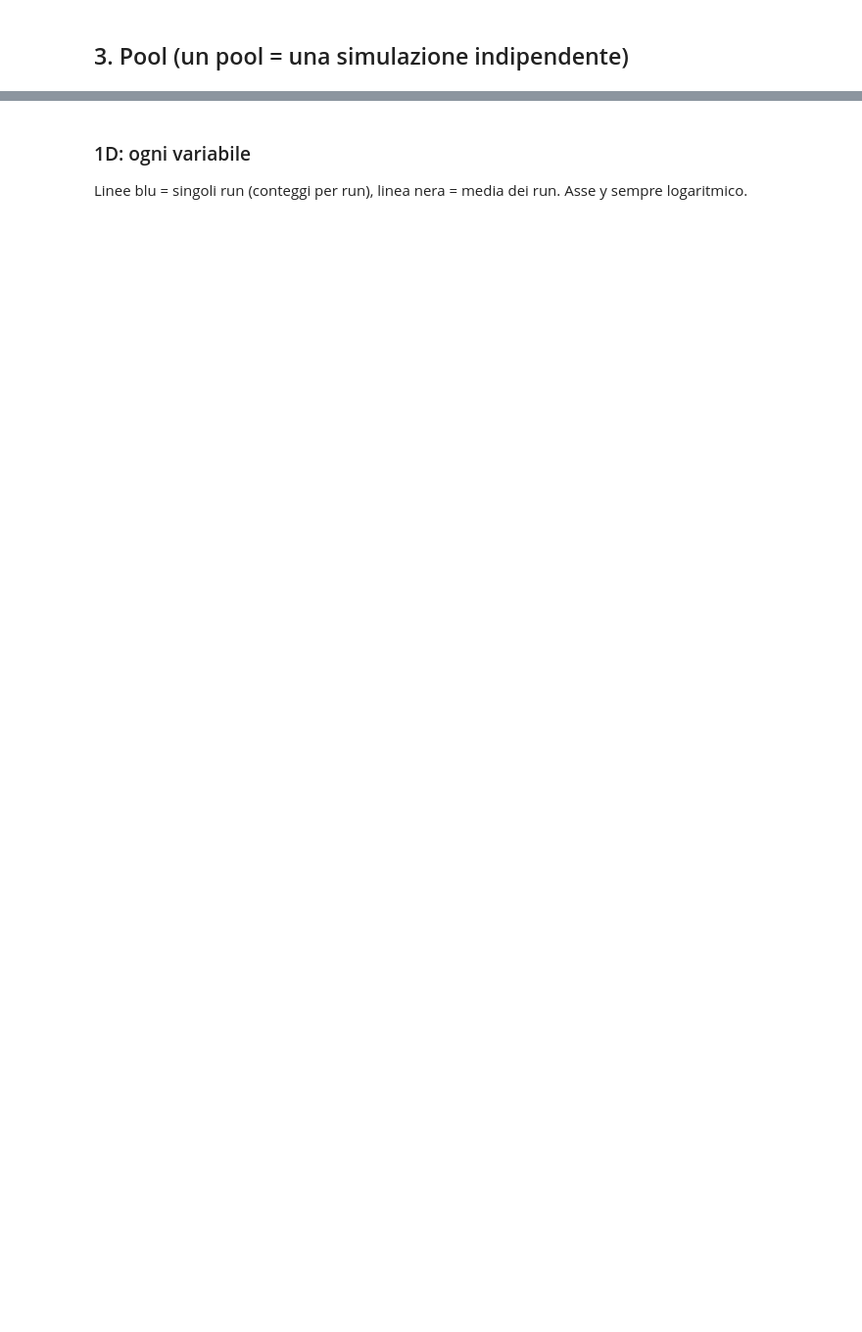
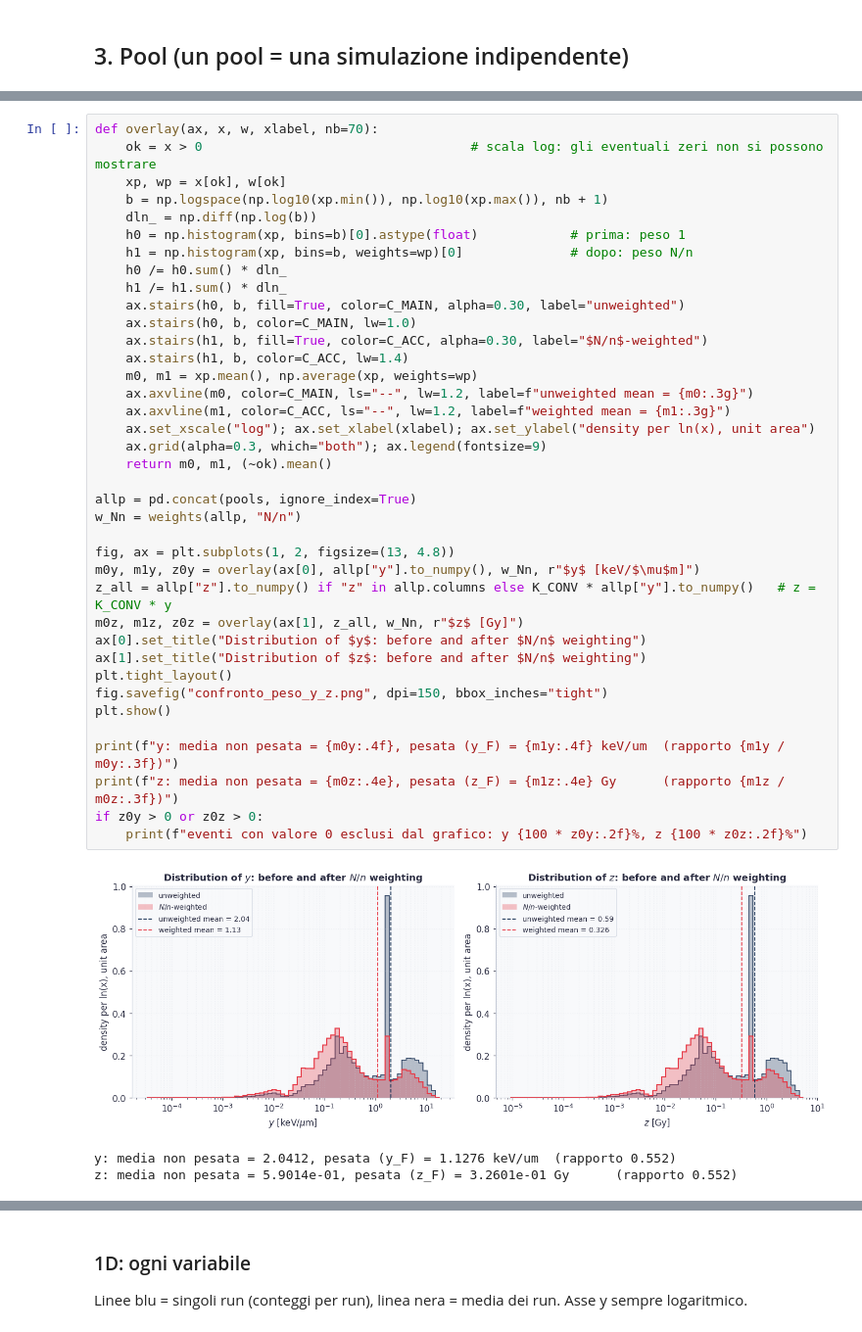
Before and after one commit to michelepascazio28-dot/Rame, a Jupyter notebook: Analisi_Cu64_beta.ipynb, the cells around one changed output, grey strips where cells are left out. Shown at 98% size. Cells and saved outputs as stored; diff of their text form; blank space fills up the shorter version.

```diff
--- a/Analisi_Cu64_beta.ipynb
+++ b/Analisi_Cu64_beta.ipynb
@@ -125,3 +188,45 @@ plt.tight_layout(); plt.show()
+# %%
+def overlay(ax, x, w, xlabel, nb=70):
+    ok = x > 0                                   # scala log: gli eventuali zeri non si possono mostrare
+    xp, wp = x[ok], w[ok]
+    b = np.logspace(np.log10(xp.min()), np.log10(xp.max()), nb + 1)
+    dln_ = np.diff(np.log(b))
+    h0 = np.histogram(xp, bins=b)[0].astype(float)            # prima: peso 1
+    h1 = np.histogram(xp, bins=b, weights=wp)[0]              # dopo: peso N/n
+    h0 /= h0.sum() * dln_
+    h1 /= h1.sum() * dln_
+    ax.stairs(h0, b, fill=True, color=C_MAIN, alpha=0.30, label="unweighted")
+    ax.stairs(h0, b, color=C_MAIN, lw=1.0)
+    ax.stairs(h1, b, fill=True, color=C_ACC, alpha=0.30, label="$N/n$-weighted")
+    ax.stairs(h1, b, color=C_ACC, lw=1.4)
+    m0, m1 = xp.mean(), np.average(xp, weights=wp)
+    ax.axvline(m0, color=C_MAIN, ls="--", lw=1.2, label=f"unweighted mean = {m0:.3g}")
+    ax.axvline(m1, color=C_ACC, ls="--", lw=1.2, label=f"weighted mean = {m1:.3g}")
+    ax.set_xscale("log"); ax.set_xlabel(xlabel); ax.set_ylabel("density per ln(x), unit area")
+    ax.grid(alpha=0.3, which="both"); ax.legend(fontsize=9)
+    return m0, m1, (~ok).mean()
+
+allp = pd.concat(pools, ignore_index=True)
+w_Nn = weights(allp, "N/n")
+
+fig, ax = plt.subplots(1, 2, figsize=(13, 4.8))
+m0y, m1y, z0y = overlay(ax[0], allp["y"].to_numpy(), w_Nn, r"$y$ [keV/$\mu$m]")
+z_all = allp["z"].to_numpy() if "z" in allp.columns else K_CONV * allp["y"].to_numpy()   # z = K_CONV * y
+m0z, m1z, z0z = overlay(ax[1], z_all, w_Nn, r"$z$ [Gy]")
+ax[0].set_title("Distribution of $y$: before and after $N/n$ weighting")
+ax[1].set_title("Distribution of $z$: before and after $N/n$ weighting")
+plt.tight_layout()
+fig.savefig("confronto_peso_y_z.png", dpi=150, bbox_inches="tight")
+plt.show()
+
+print(f"y: media non pesata = {m0y:.4f}, pesata (y_F) = {m1y:.4f} keV/um  (rapporto {m1y / m0y:.3f})")
+print(f"z: media non pesata = {m0z:.4e}, pesata (z_F) = {m1z:.4e} Gy      (rapporto {m1z / m0z:.3f})")
+if z0y > 0 or z0z > 0:
+    print(f"eventi con valore 0 esclusi dal grafico: y {100 * z0y:.2f}%, z {100 * z0z:.2f}%")
+# %% [output]
+[figure, added]
+y: media non pesata = 2.0412, pesata (y_F) = 1.1276 keV/um  (rapporto 0.552)
+z: media non pesata = 5.9014e-01, pesata (z_F) = 3.2601e-01 Gy      (rapporto 0.552)
 # %% [markdown]
 ## 5b. Esplorazione dei dati grezzi: istogrammi 1D e 2D (tutti i run)
 Qui si leggono **tutte** le colonne dei `.root` (non solo le quattro usate dal modello) e si aggiungono alcune grandezze derivate
```
Also changed, not shown: parts of 22 cells of this notebook, 13 other files.
